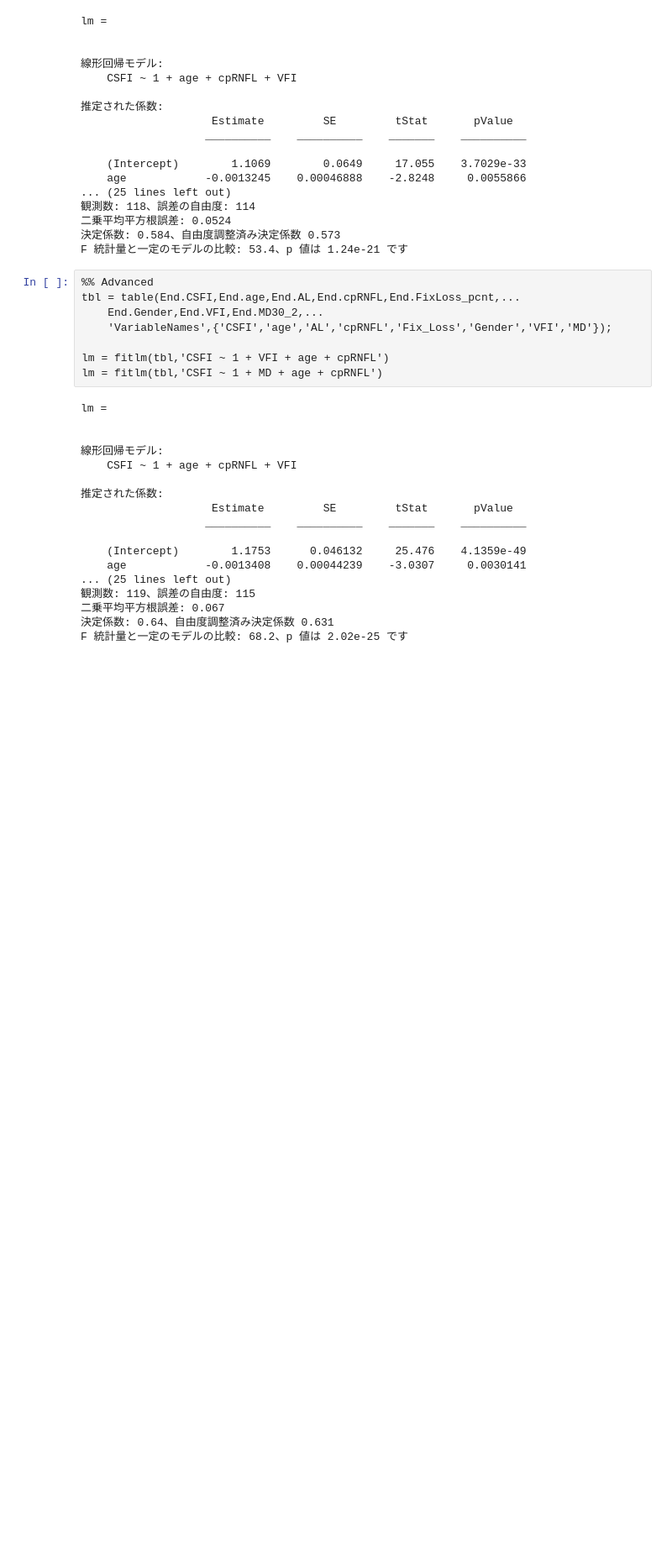
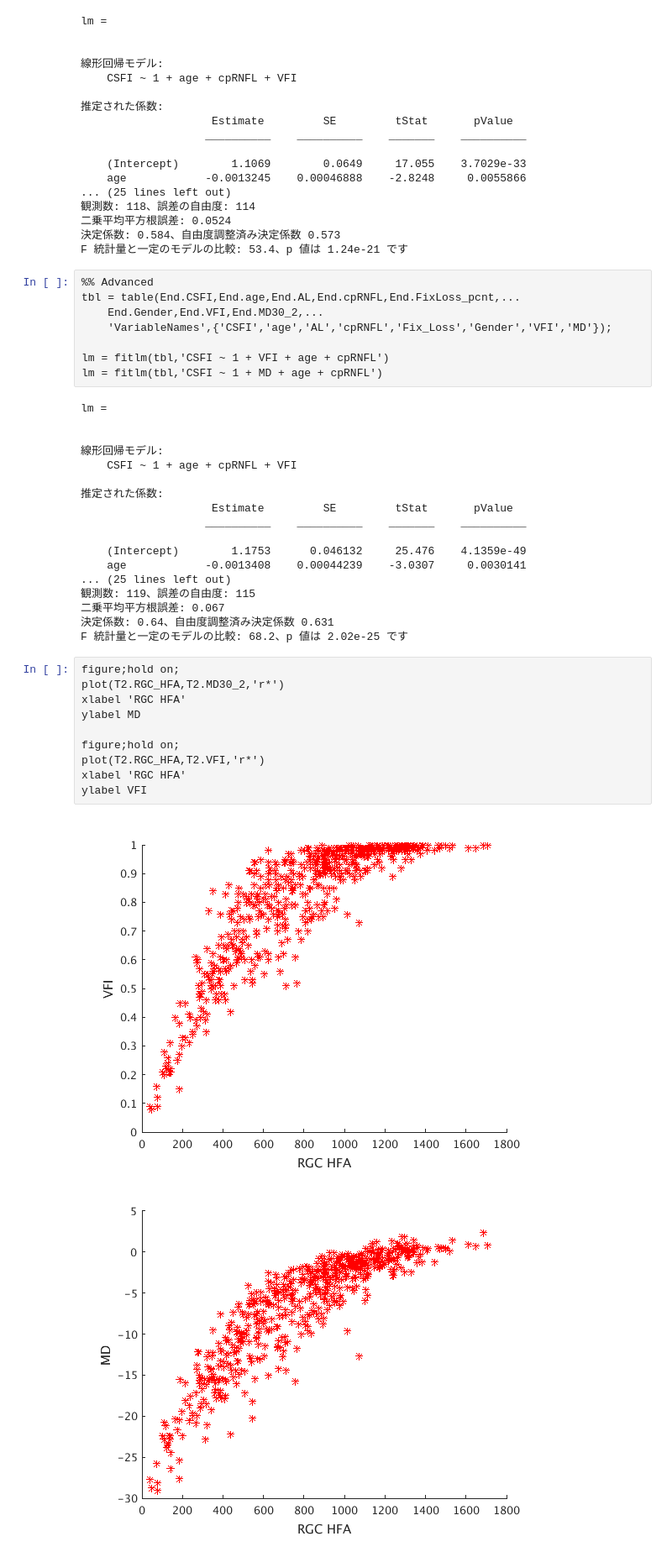
Before and after one commit to shmp0722/CSFI, a Jupyter notebook: CSFIremoved_20170220.ipynb, the cells around one changed output. Shown at 84% size. Saved outputs shown, nothing was run; the diff lists cells and outputs as text; blank space fills up the shorter version.

```diff
--- a/CSFIremoved_20170220.ipynb
+++ b/CSFIremoved_20170220.ipynb
@@ -721,3 +783,16 @@ lm =
 二乗平均平方根誤差: 0.067
 決定係数: 0.64、自由度調整済み決定係数 0.631
 F 統計量と一定のモデルの比較: 68.2、p 値は 2.02e-25 です
+# %%
+figure;hold on;
+plot(T2.RGC_HFA,T2.MD30_2,'r*')
+xlabel 'RGC HFA'
+ylabel MD
+
+figure;hold on;
+plot(T2.RGC_HFA,T2.VFI,'r*')
+xlabel 'RGC HFA'
+ylabel VFI
+# %% [output]
+[figure, added]
+[figure, added]
```
Also changed, not shown: parts of 8 cells of this notebook, 1 other file.
